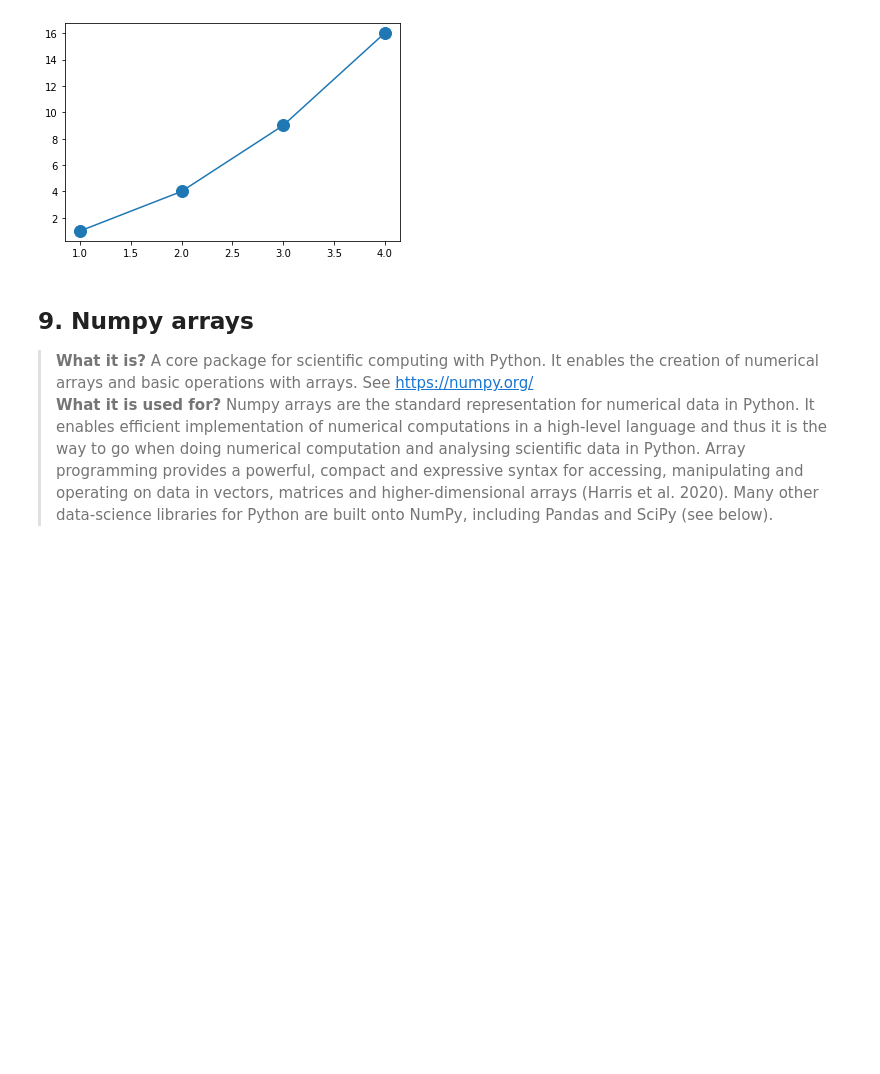
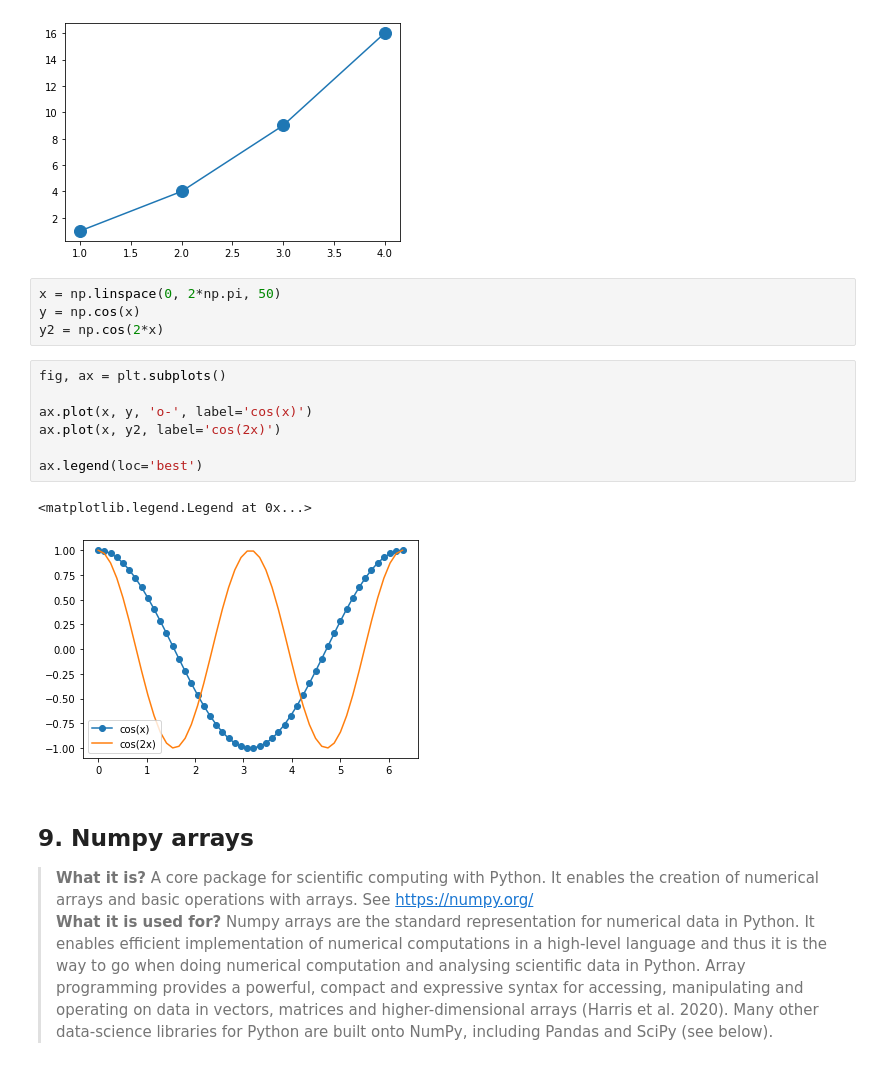
Before and after one commit to marcoalopez/strength_envelopes, a Jupyter notebook: notebooks/Python_basics.ipynb, the cells around one changed output. Cells and saved outputs as stored; diff of their text form; blank space fills up the shorter version.

```diff
--- a/notebooks/Python_basics.ipynb
+++ b/notebooks/Python_basics.ipynb
@@ -627,6 +631,20 @@ plt.plot([1, 2, 3, 4], [1, 4, 9, 16], marker='o', markersize=12)
 # %% [output]
 [<matplotlib.lines.Line2D at 0x...>]
 [figure]
+# %%
+x = np.linspace(0, 2*np.pi, 50)
+y = np.cos(x)
+y2 = np.cos(2*x)
+# %%
+fig, ax = plt.subplots()
+
+ax.plot(x, y, 'o-', label='cos(x)')
+ax.plot(x, y2, label='cos(2x)')
+
+ax.legend(loc='best')
+# %% [output]
+<matplotlib.legend.Legend at 0x...>
+[figure, added]
 # %% [markdown]
 ## 9. Numpy arrays
 
```
Also changed, not shown: parts of 5 cells of this notebook, 2 other files.
